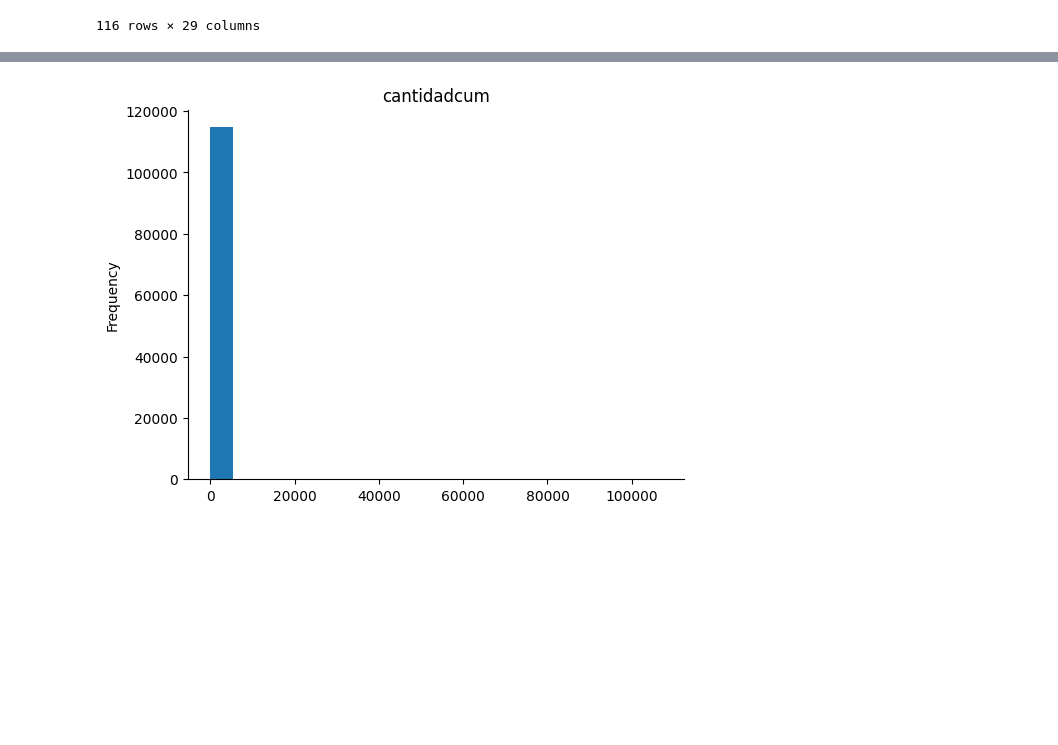
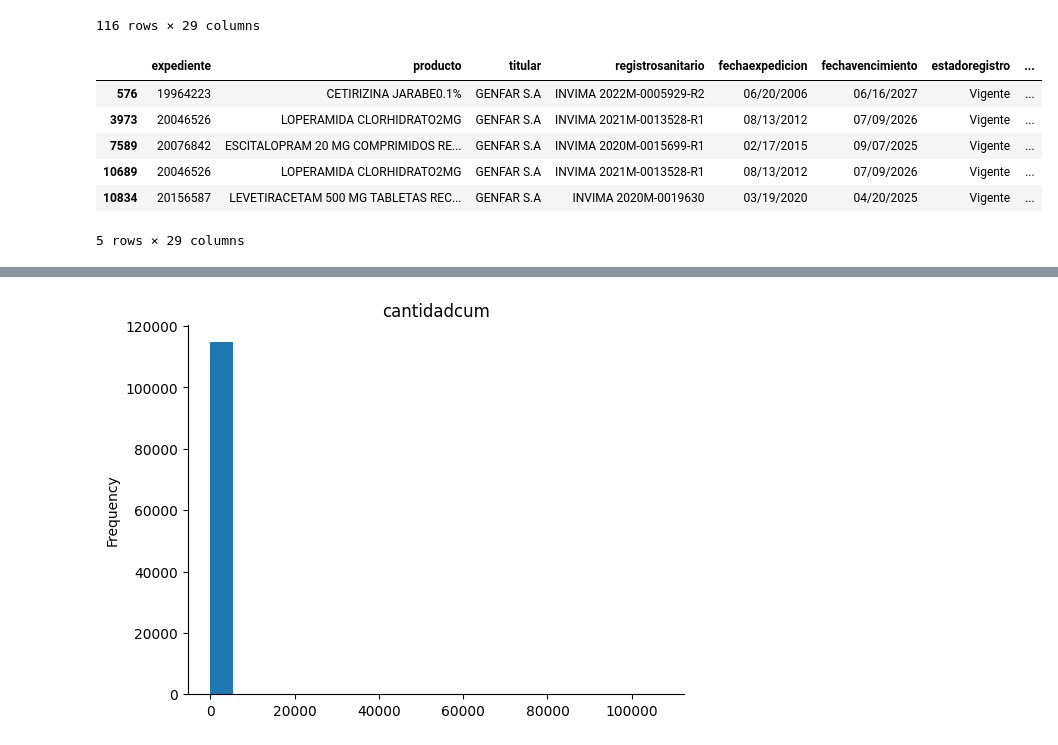
Before and after one commit to GermanAntonioFuentesTapias/proyecto-datos, a Jupyter notebook: ProyectoPython.ipynb, the cells around one changed output, grey strips where cells are left out. Cells and saved outputs as stored; diff of their text form; code cells hidden in the pictures; blank space fills up the shorter version.

```diff
--- a/ProyectoPython.ipynb
+++ b/ProyectoPython.ipynb
@@ -162,5 +160,15 @@ df[df["fechaexpedicion"].isnull()]
 | 112888 | 20097936 | IRBEVITAE® 150 MG COMPRIMIDOS REC... | GALENICUM HEALTH COLOMBIA S.A.S | INVIMA 2021M-0017947-R1 | NaN | 12/26/2026 | Vigente | ... |
 | 113675 | 20097936 | IRBEVITAE® 150 MG COMPRIMIDOS REC... | GALENICUM HEALTH COLOMBIA S.A.S | INVIMA 2021M-0017947-R1 | NaN | 12/26/2026 | Vigente | ... |
 116 rows × 29 columns
+# %%
+df[df["titular"] == "GENFAR S.A"].head()
+# %% [output]
+|  | expediente | producto | titular | registrosanitario | fechaexpedicion | fechavencimiento | estadoregistro | ... |
+| 576 | 19964223 | CETIRIZINA JARABE0.1% | GENFAR S.A | INVIMA 2022M-0005929-R2 | 06/20/2006 | 06/16/2027 | Vigente | ... |
+| 3973 | 20046526 | LOPERAMIDA CLORHIDRATO2MG | GENFAR S.A | INVIMA 2021M-0013528-R1 | 08/13/2012 | 07/09/2026 | Vigente | ... |
+| 7589 | 20076842 | ESCITALOPRAM 20 MG COMPRIMIDOS RE... | GENFAR S.A | INVIMA 2020M-0015699-R1 | 02/17/2015 | 09/07/2025 | Vigente | ... |
+| 10689 | 20046526 | LOPERAMIDA CLORHIDRATO2MG | GENFAR S.A | INVIMA 2021M-0013528-R1 | 08/13/2012 | 07/09/2026 | Vigente | ... |
+| 10834 | 20156587 | LEVETIRACETAM 500 MG TABLETAS REC... | GENFAR S.A | INVIMA 2020M-0019630 | 03/19/2020 | 04/20/2025 | Vigente | ... |
+5 rows × 29 columns
 # %%
 #Entrar a una columna especifica
```
Also changed, not shown: parts of 13 cells of this notebook.
